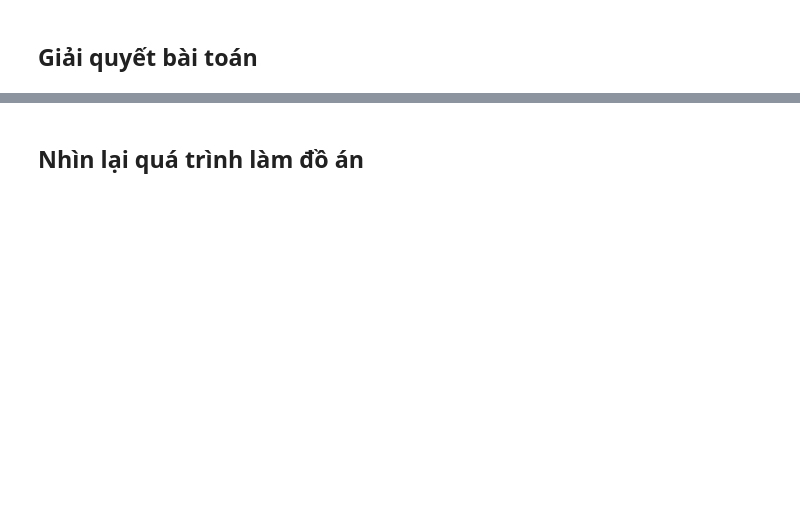
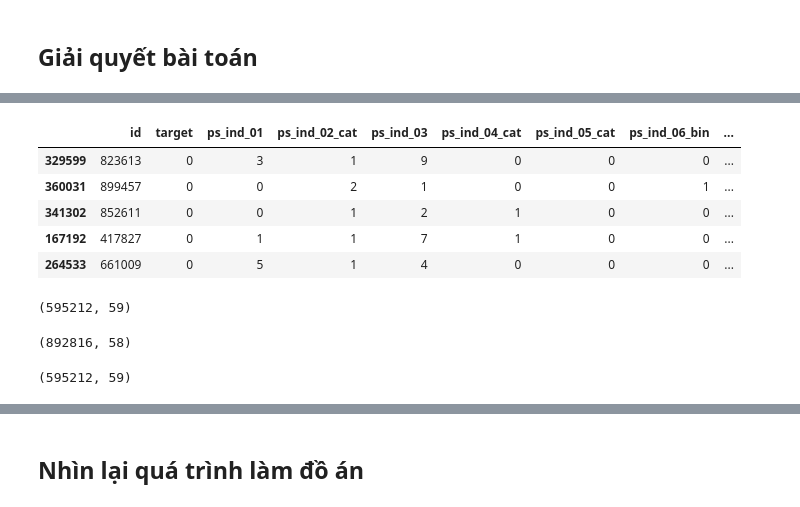
Before and after one commit to PhamVietXuan/kaggle-porto-seguro, a Jupyter notebook: Report.ipynb, the cells around one changed output, grey strips where cells are left out. Drawn from its saved outputs; the diff is of its cells as text; code cells hidden in the pictures; blank space fills up the shorter version.

```diff
--- a/Report.ipynb
+++ b/Report.ipynb
@@ -24,0 +170,22 @@ Link bài toán: [Porto Seguro’s Safe Driver Prediction](https://www.kaggle.co
+# %%
+train.sample(5)
+# %% [output]
+|  | id | target | ps_ind_01 | ps_ind_02_cat | ps_ind_03 | ps_ind_04_cat | ps_ind_05_cat | ps_ind_06_bin | ... |
+| 329599 | 823613 | 0 | 3 | 1 | 9 | 0 | 0 | 0 | ... |
+| 360031 | 899457 | 0 | 0 | 2 | 1 | 0 | 0 | 1 | ... |
+| 341302 | 852611 | 0 | 0 | 1 | 2 | 1 | 0 | 0 | ... |
+| 167192 | 417827 | 0 | 1 | 1 | 7 | 1 | 0 | 0 | ... |
+| 264533 | 661009 | 0 | 5 | 1 | 4 | 0 | 0 | 0 | ... |
+# %%
+train.shape
+# %% [output]
+(595212, 59)
+# %%
+test.shape
+# %% [output]
+(892816, 58)
+# %%
+train.drop_duplicates()
+train.shape
+# %% [output]
+(595212, 59)
```
Also changed, not shown: parts of 159 cells of this notebook, 22 other files.
